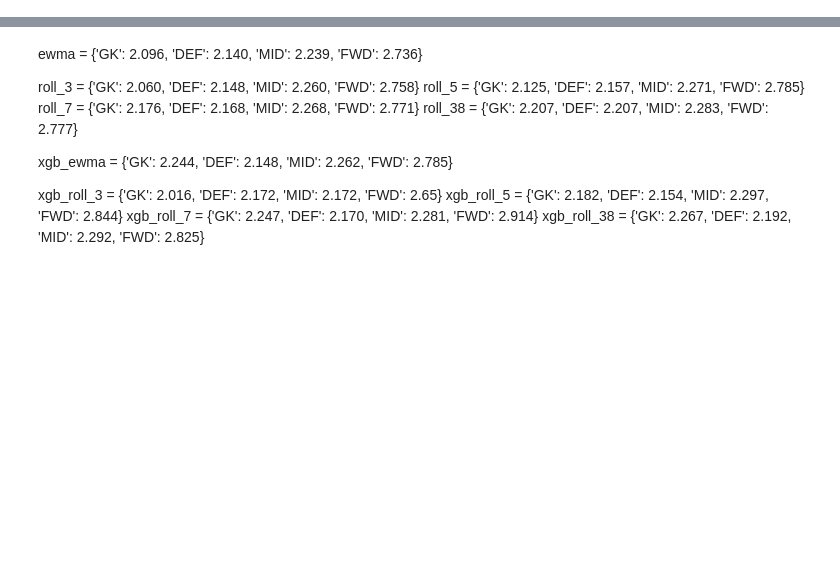
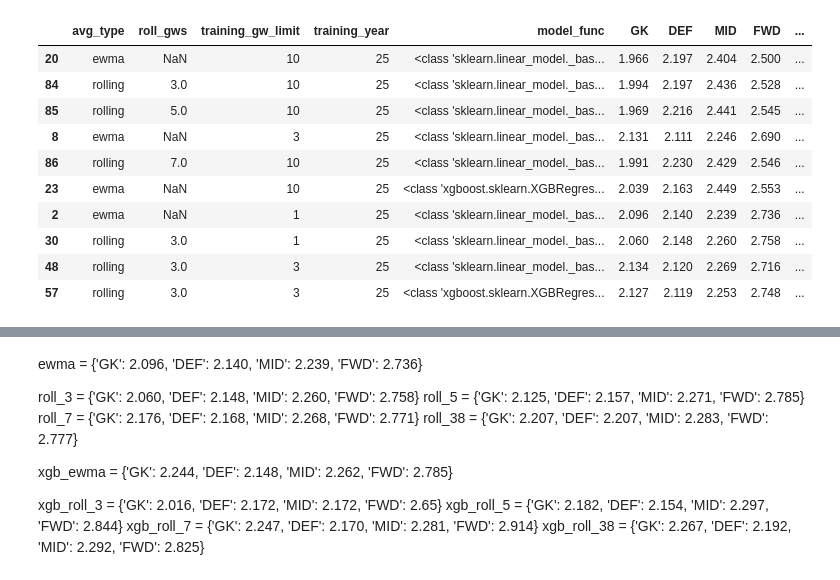
Before and after one commit to doug-ellis/draft_fpl_2526, a Jupyter notebook: transfer/testing_rolling.ipynb, the cells around one changed output, grey strips where cells are left out. Drawn from its saved outputs; the diff is of its cells as text; code cells hidden in the pictures; blank space fills up the shorter version.

Commit message:
Test model params

```diff
--- a/transfer/testing_rolling.ipynb
+++ b/transfer/testing_rolling.ipynb
@@ -122,0 +153,16 @@ test_model(training_df_f, features, model)
+# %%
+df_dicts = []
+for avg_type in ['ewma', 'rolling']:
+    for training_gw_limit in [1, 3, 5, 10]:
+        for model in [LinearRegression, XGBRegressor]:
+            for training_year in [23, 24, 25]:
+                if avg_type == 'ewma':
+                    roll_gws = np.nan
+                    rmse_dict, model_params_dict = test_model_params(avg_type, training_gw_limit, model, training_year, roll_gws)
+                    df_dict = model_params_dict | rmse_dict
+                    df_dicts.append(df_dict)
+                elif avg_type == 'rolling':
+                    for roll_gws in [3, 5, 7]:
+                        rmse_dict, model_params_dict = test_model_params(avg_type, training_gw_limit, model, training_year, roll_gws)
+                        df_dict = model_params_dict | rmse_dict
+                        df_dicts.append(df_dict)
@@ -122,0 +205,22 @@ test_model(training_df_f, features, model)
+# %%
+model_compare = pd.DataFrame(df_dicts, index=[i for i in range(len(df_dicts))])
+# %%
+model_compare['mean_rmse'] = (model_compare['GK'] + model_compare['DEF'] + model_compare['MID'] + model_compare['FWD'])/4
+# %%
+model_compare25 = model_compare.query('training_year==25')
+model_compare24 = model_compare.query('training_year==24')
+model_compare23 = model_compare.query('training_year==23')
+# %%
+model_compare25.sort_values('mean_rmse').head(10)
+# %% [output]
+|  | avg_type | roll_gws | training_gw_limit | training_year | model_func | GK | DEF | MID | FWD | ... |
+| 20 | ewma | NaN | 10 | 25 | <class 'sklearn.linear_model._bas... | 1.966 | 2.197 | 2.404 | 2.500 | ... |
+| 84 | rolling | 3.0 | 10 | 25 | <class 'sklearn.linear_model._bas... | 1.994 | 2.197 | 2.436 | 2.528 | ... |
+| 85 | rolling | 5.0 | 10 | 25 | <class 'sklearn.linear_model._bas... | 1.969 | 2.216 | 2.441 | 2.545 | ... |
+| 8 | ewma | NaN | 3 | 25 | <class 'sklearn.linear_model._bas... | 2.131 | 2.111 | 2.246 | 2.690 | ... |
+| 86 | rolling | 7.0 | 10 | 25 | <class 'sklearn.linear_model._bas... | 1.991 | 2.230 | 2.429 | 2.546 | ... |
+| 23 | ewma | NaN | 10 | 25 | <class 'xgboost.sklearn.XGBRegres... | 2.039 | 2.163 | 2.449 | 2.553 | ... |
+| 2 | ewma | NaN | 1 | 25 | <class 'sklearn.linear_model._bas... | 2.096 | 2.140 | 2.239 | 2.736 | ... |
+| 30 | rolling | 3.0 | 1 | 25 | <class 'sklearn.linear_model._bas... | 2.060 | 2.148 | 2.260 | 2.758 | ... |
+| 48 | rolling | 3.0 | 3 | 25 | <class 'sklearn.linear_model._bas... | 2.134 | 2.120 | 2.269 | 2.716 | ... |
+| 57 | rolling | 3.0 | 3 | 25 | <class 'xgboost.sklearn.XGBRegres... | 2.127 | 2.119 | 2.253 | 2.748 | ... |
```
Also changed, not shown: parts of 9 cells of this notebook, 1 other file.
